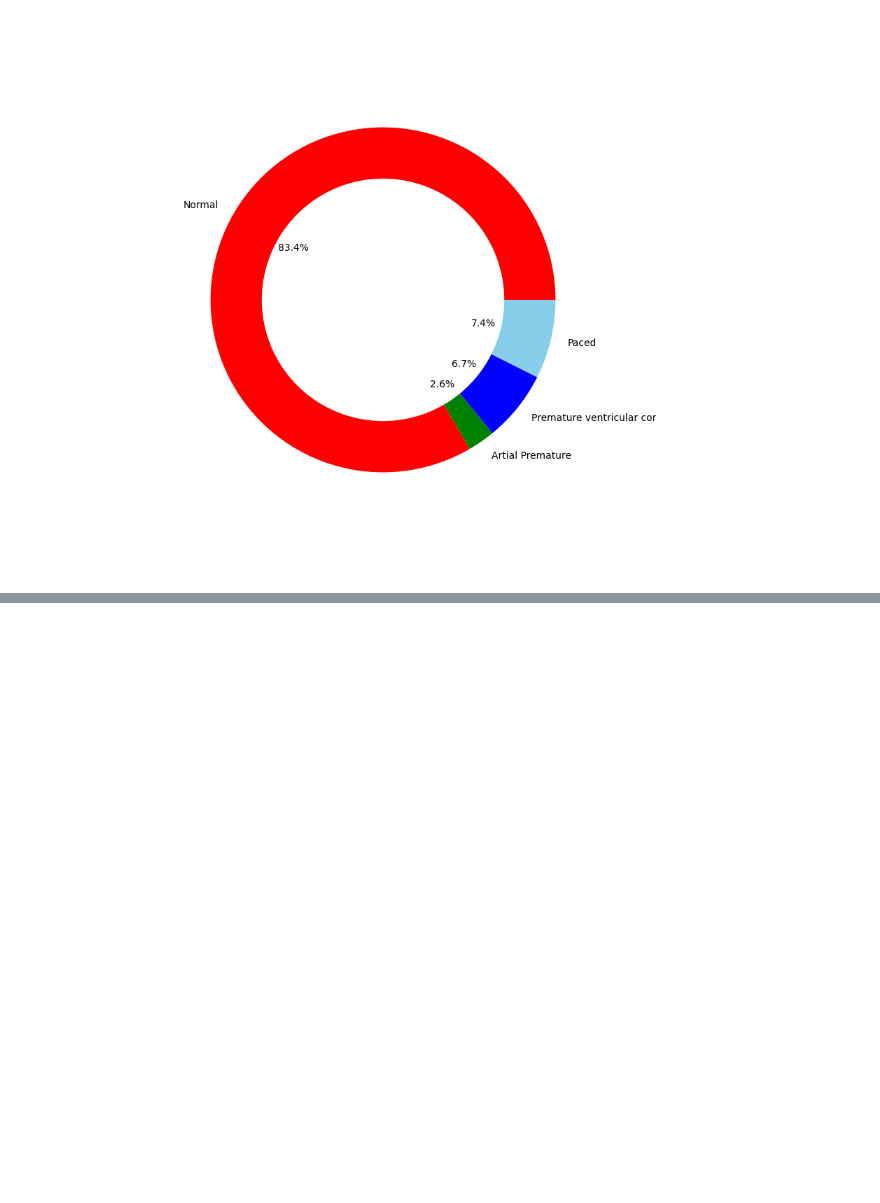
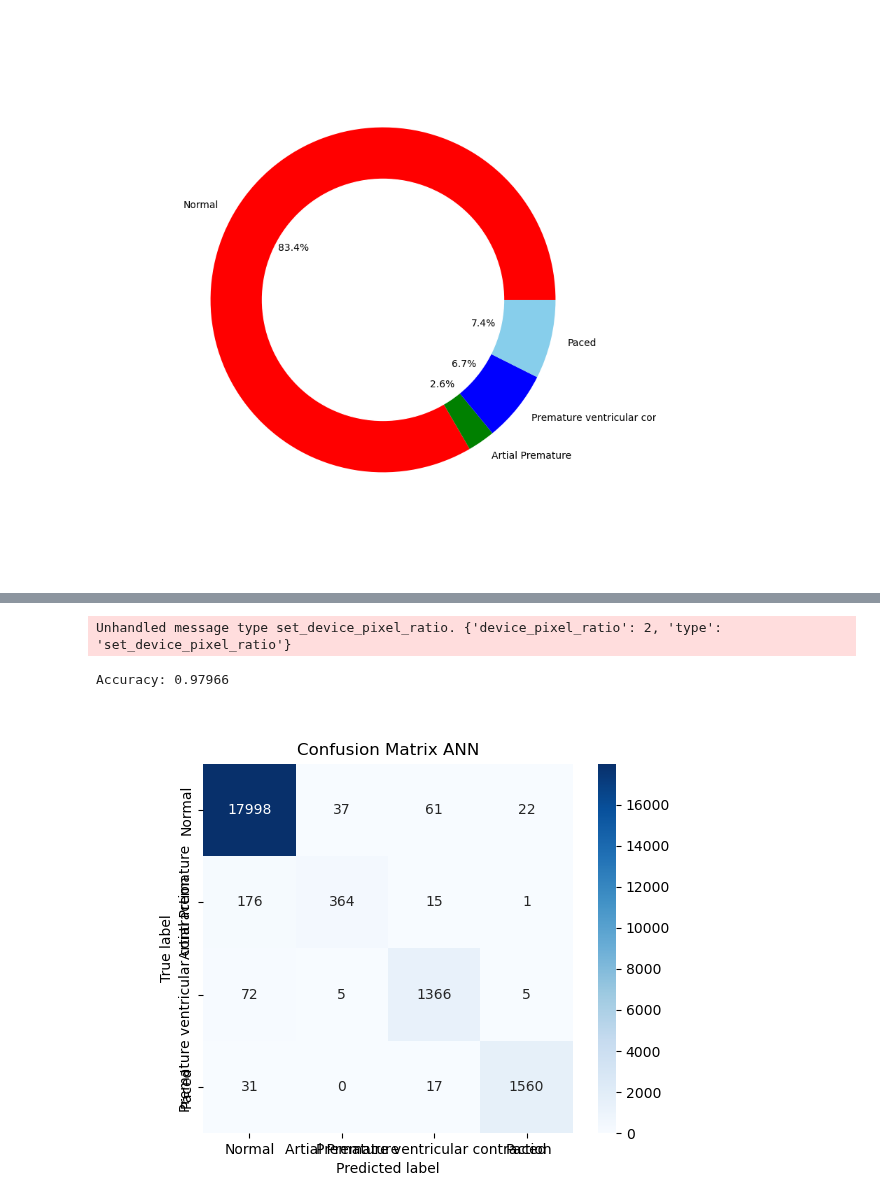
Before and after one commit to JespervanGils/DL-Project-ECG, a Jupyter notebook: DL_Project_ECG_MIT-BIH_Iteration_4.ipynb, the cells around one changed output, grey strips where cells are left out. Cells and saved outputs as stored; diff of their text form; code cells hidden in the pictures; blank space fills up the shorter version.

```diff
--- a/DL_Project_ECG_MIT-BIH_Iteration_4.ipynb
+++ b/DL_Project_ECG_MIT-BIH_Iteration_4.ipynb
@@ -328,22 +427,28 @@ plt.show()
 # %%
 # Predict test set labels
-y_pred_1  = model_ann.predict(X_test)
-y_pred_ann = np.argmax(y_pred_1 , axis=1)
+y_pred_ann_proba = best_ann.predict(X_test, verbose=0)
+y_pred_ann = np.argmax(y_pred_ann_proba , axis=1)
 
-print('Accuracy of ANN: ', accuracy_score(y_test, y_pred_ann))
+# Model Accuracy: how often is the classifier correct?
+print(f'Accuracy: {accuracy_score(y_test, y_pred_ann):.5f}')
+# %% [output]
+Unhandled message type set_device_pixel_ratio. {'device_pixel_ratio': 2, 'type': 'set_device_pixel_ratio'}
+Accuracy: 0.97966
 # %%
 # Calculate confusion matrix
 cm = confusion_matrix(y_test, y_pred_ann)
 
 # Plot confusion matrix
-plt.figure(figsize=(5,5))
+plt.figure()
 ax = plt.subplot(111)
-sns.heatmap(cm, annot=True, fmt='g', cmap='Blues', square=True)
+sns.heatmap(cm, annot=True, fmt='g', ax=ax, cmap='Blues', square=True)
 plt.xlabel('Predicted label')
 plt.ylabel('True label')
-plt.title('Confusion matrix ANN')
-ax.xaxis.set_ticklabels(labels_short)
-ax.yaxis.set_ticklabels(labels_short)
+plt.title('Confusion Matrix ANN')
+ax.xaxis.set_ticklabels(labels)
+ax.yaxis.set_ticklabels(labels)
 plt.show()
+# %% [output]
+[figure, added]
 # %%
 print(classification_report(y_test, y_pred_ann, target_names=labels, digits=4))
```
Also changed, not shown: parts of 18 cells of this notebook, 2 other files.
